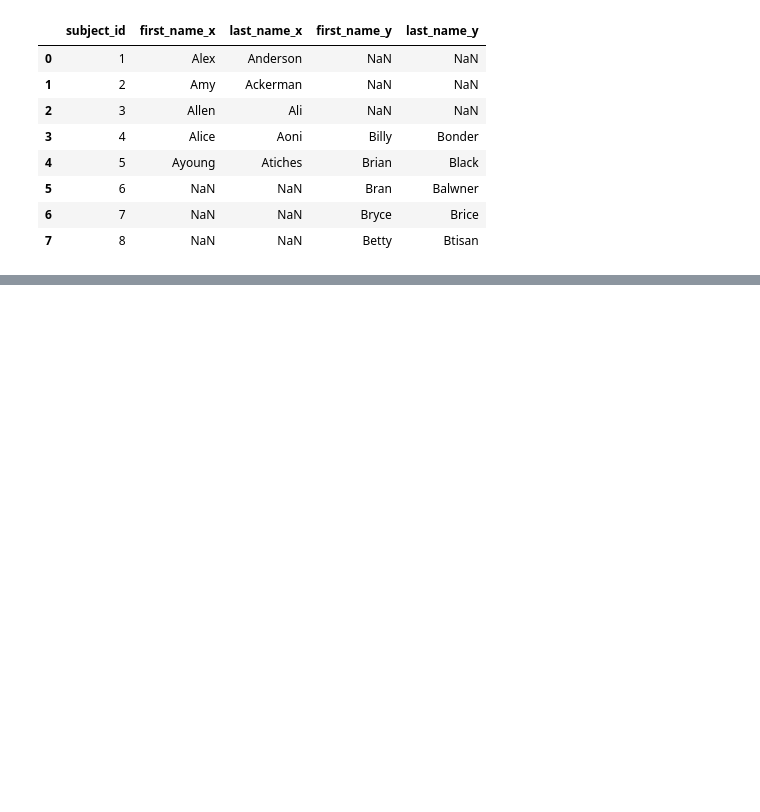
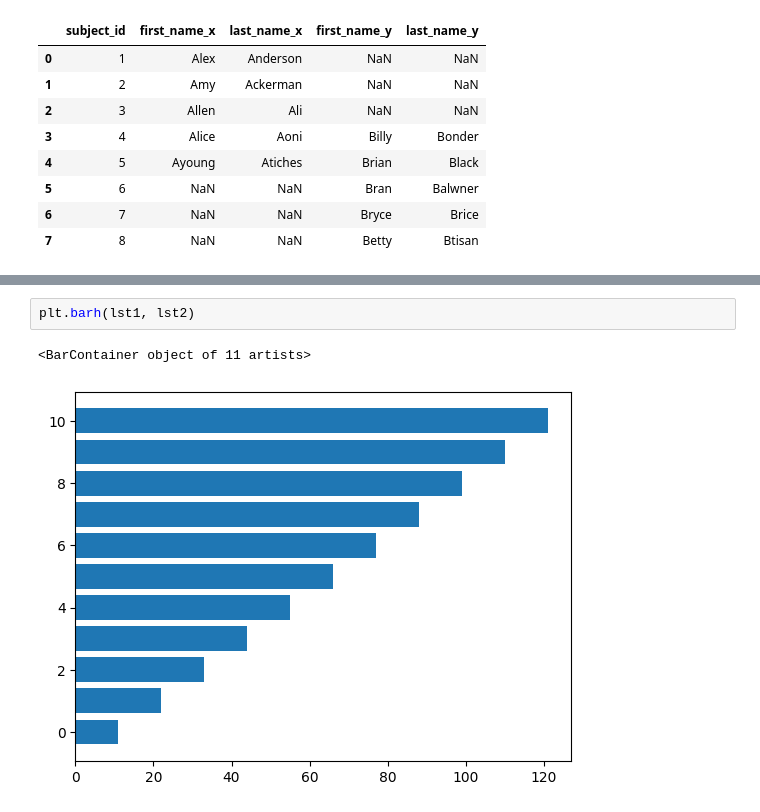
Before and after one commit to fishitmo/Takeobds, a Jupyter notebook: TAkeo_pytthon_practice.ipynb, the cells around one changed output, grey strips where cells are left out. Cells and saved outputs as stored; diff of their text form; blank space fills up the shorter version.

```diff
--- a/TAkeo_pytthon_practice.ipynb
+++ b/TAkeo_pytthon_practice.ipynb
@@ -3459,0 +3482,5 @@ pd.merge(data1, data2, on='subject_id', how='outer')
+# %%
+plt.barh(lst1, lst2)
+# %% [output]
+<BarContainer object of 11 artists>
+[figure, added]
```
Also changed, not shown: parts of 8 cells of this notebook.
